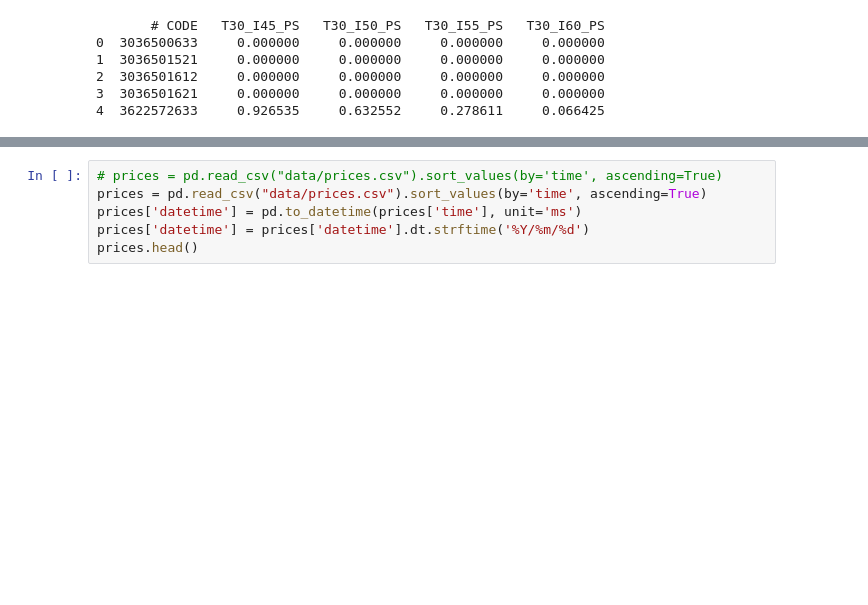
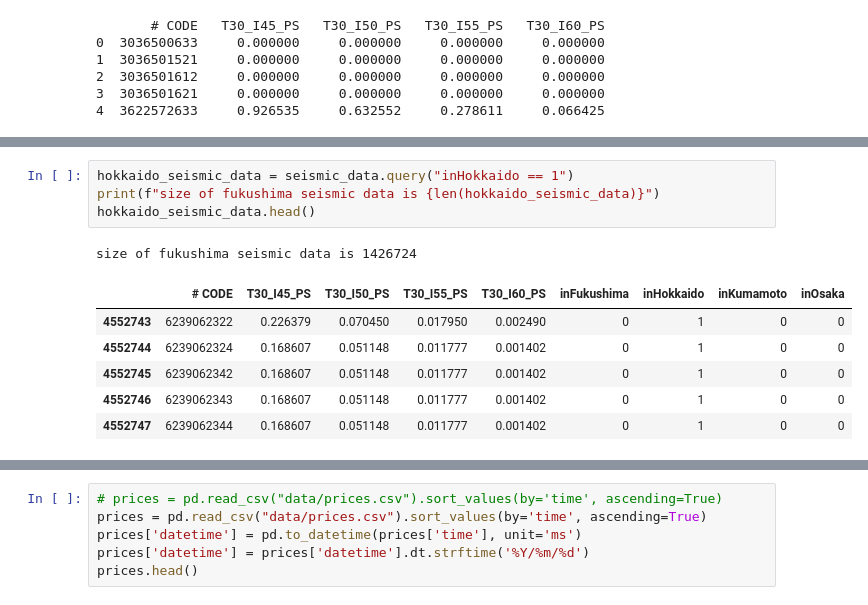
Before and after one commit to RussellzzZ/CausalInferenceDataScienceProject, a Jupyter notebook: data_project.ipynb, the cells around one changed output, grey strips where cells are left out. Saved outputs shown, nothing was run; the diff lists cells and outputs as text; blank space fills up the shorter version.

```diff
--- a/data_project.ipynb
+++ b/data_project.ipynb
@@ -151,0 +165,12 @@ size of fukushima seismic data is 219782
+# %%
+hokkaido_seismic_data = seismic_data.query("inHokkaido == 1")
+print(f"size of fukushima seismic data is {len(hokkaido_seismic_data)}")
+hokkaido_seismic_data.head()
+# %% [output]
+size of fukushima seismic data is 1426724
+|  | # CODE | T30_I45_PS | T30_I50_PS | T30_I55_PS | T30_I60_PS | inFukushima | inHokkaido | inKumamoto | inOsaka |
+| 4552743 | 6239062322 | 0.226379 | 0.070450 | 0.017950 | 0.002490 | 0 | 1 | 0 | 0 |
+| 4552744 | 6239062324 | 0.168607 | 0.051148 | 0.011777 | 0.001402 | 0 | 1 | 0 | 0 |
+| 4552745 | 6239062342 | 0.168607 | 0.051148 | 0.011777 | 0.001402 | 0 | 1 | 0 | 0 |
+| 4552746 | 6239062343 | 0.168607 | 0.051148 | 0.011777 | 0.001402 | 0 | 1 | 0 | 0 |
+| 4552747 | 6239062344 | 0.168607 | 0.051148 | 0.011777 | 0.001402 | 0 | 1 | 0 | 0 |
```
Also changed, not shown: parts of 4 cells of this notebook.
